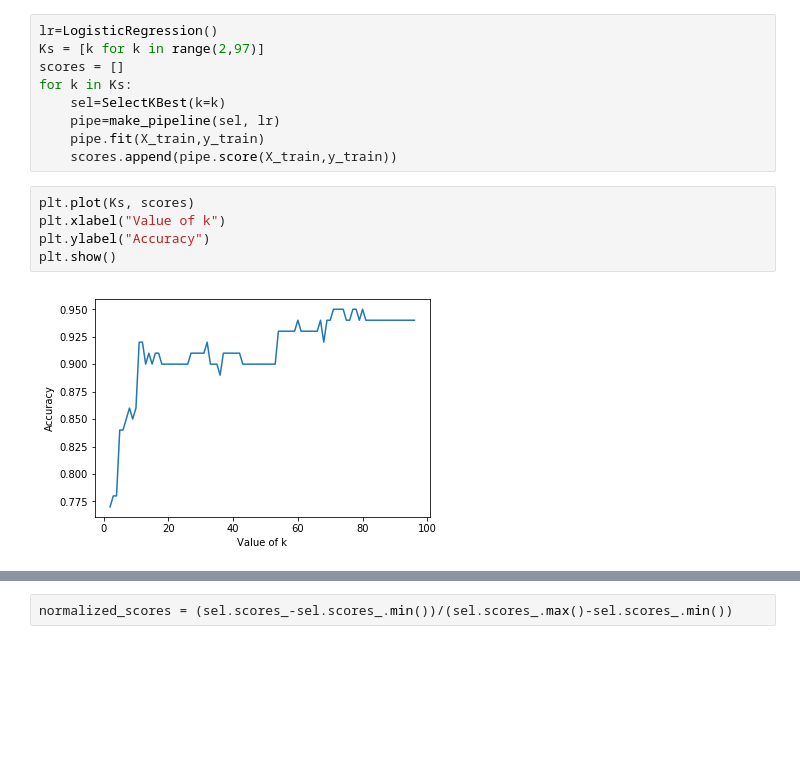
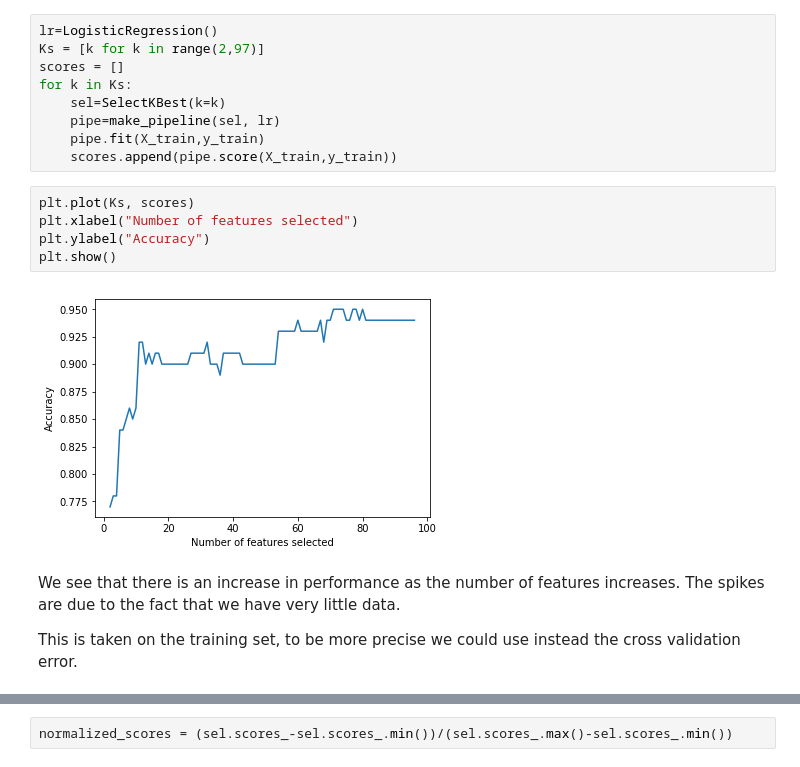
Before and after one commit to pablomdata/ml-for-iot, a Jupyter notebook: 01 Classifying ECG data.ipynb, the cells around one changed output, grey strips where cells are left out. Cells and saved outputs as stored; diff of their text form; blank space fills up the shorter version.

```diff
--- a/01 Classifying ECG data.ipynb
+++ b/01 Classifying ECG data.ipynb
@@ -53,8 +93,12 @@ for k in Ks:
     scores.append(pipe.score(X_train,y_train))
 # %%
 plt.plot(Ks, scores)
-plt.xlabel("Value of k")
+plt.xlabel("Number of features selected")
 plt.ylabel("Accuracy")
 plt.show()
 # %% [output]
-[figure, old version]
+[figure, new version]
+# %% [markdown]
+We see that there is an increase in performance as the number of features increases. The spikes are due to the fact that we have very little data.
+
+This is taken on the training set, to be more precise we could use instead the cross validation error.
```
Also changed, not shown: parts of 13 cells of this notebook, 2 other files.
